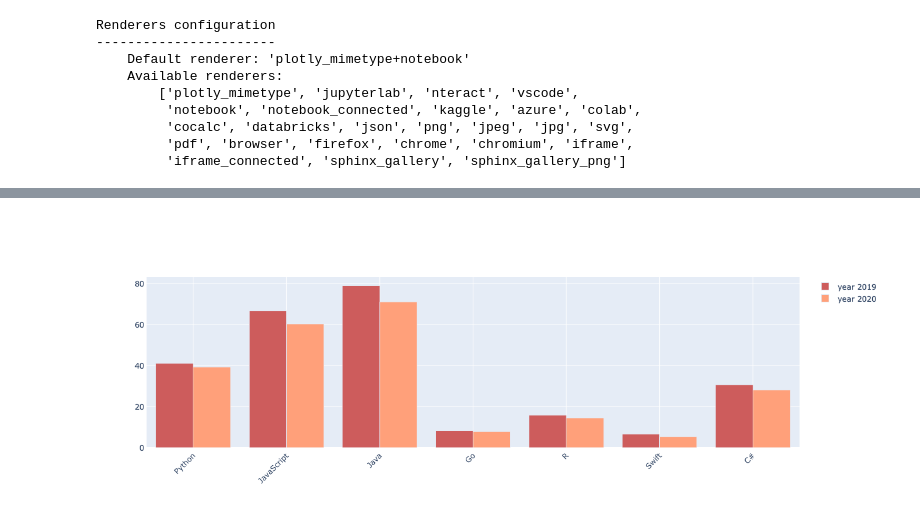
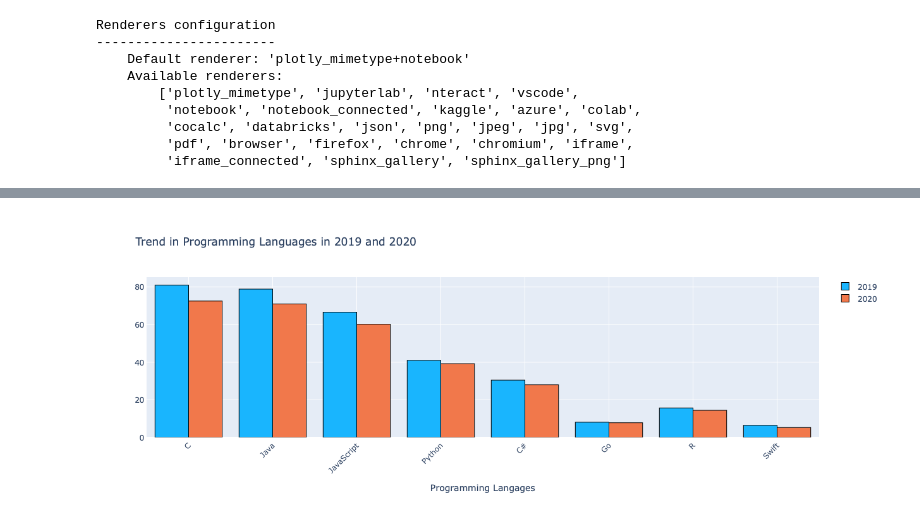
Before and after one commit to birnesh/Stack-Overflow-Dev_survey-Analysis, a Jupyter notebook: 2019_vs_2020.ipynb, the cells around one changed output, grey strips where cells are left out. Saved outputs shown, nothing was run; the diff lists cells and outputs as text; code cells hidden in the pictures.

```diff
--- a/2019_vs_2020.ipynb
+++ b/2019_vs_2020.ipynb
@@ -36,7 +33,6 @@ def calculate_percentage_of_languages(df, total_entries, langs):
         language_percentages[language] = no_of_devs_who_knows_the_language/total_entries*100
     return language_percentages
 # %%
-
-interested_languages = ['Python', 'JavaScript', 'Java', 'Go', 'R', 'Swift','C#']
-language_percentage_2019 = calculate_percentage_of_languages(df_2019, entries_in_2019, interested_languages)
-language_percentage_2020 = calculate_percentage_of_languages(df_2020, entries_in_2020, interested_languages)
+selected_languages = [ 'C','Java','JavaScript','Python', 'C#', 'Go', 'R', 'Swift']
+language_percentage_2019 = calculate_percentage_of_languages(df_2019, entries_in_2019, selected_languages)
+language_percentage_2020 = calculate_percentage_of_languages(df_2020, entries_in_2020, selected_languages)
@@ -75,24 +57,33 @@ fig.show()
-# %%
-import plotly.graph_objects as go
-
-x = t_language_df.index
-
-fig = go.Figure()
-fig.add_trace(go.Bar(
-    x=x,
-    y=t_language_df['2019'],
-    name='year 2019',
-    marker_color='indianred'
-))
-fig.add_trace(go.Bar(
-    x=x,
-    y=t_language_df['2020'],
-    name='year 2020',
-    marker_color='lightsalmon'
-))
-
-# Here we modify the tickangle of the xaxis, resulting in rotated labels.
-fig.update_layout(barmode='group', xaxis_tickangle=-45)
-fig.show()
-# %% [output]
-[figure, removed]
+# %%
+x = t_language_df.index
+
+trace1 = go.Bar(x=x,
+                y=t_language_df['2019'],
+                name='2019',
+                hovertemplate = '%{x}: %{y:.2f}%<extra></extra><br>'+
+                '2019',
+                marker={'color':'rgba(25,181,254,1)', 'line':{'color':'#000','width':1}}
+               )
+trace2 = go.Bar(x=x,
+                y=t_language_df['2020'],
+                hovertemplate = '%{x}: %{y:.2f}%<extra></extra><br>'+
+                '2020',
+                name='2020',
+                marker={'color':'rgba(241,120,75,1)', 'line':{'color':'#000','width':1}}
+               )
+data = [trace1,trace2]
+layout = {
+  'xaxis': {'title': 'Programming Langages','tickangle':-45},
+  'barmode': 'group',
+  'hoverlabel':{
+        'bgcolor':'white',
+        'font_size':16,
+        'font_family':'Rockwell'
+    },
+  'title': 'Trend in Programming Languages in 2019 and 2020'
+};
+
+fig = go.Figure(data, layout)
+fig.show()
+# %% [output]
+[figure, added]
```
Also changed, not shown: parts of 6 cells of this notebook.
